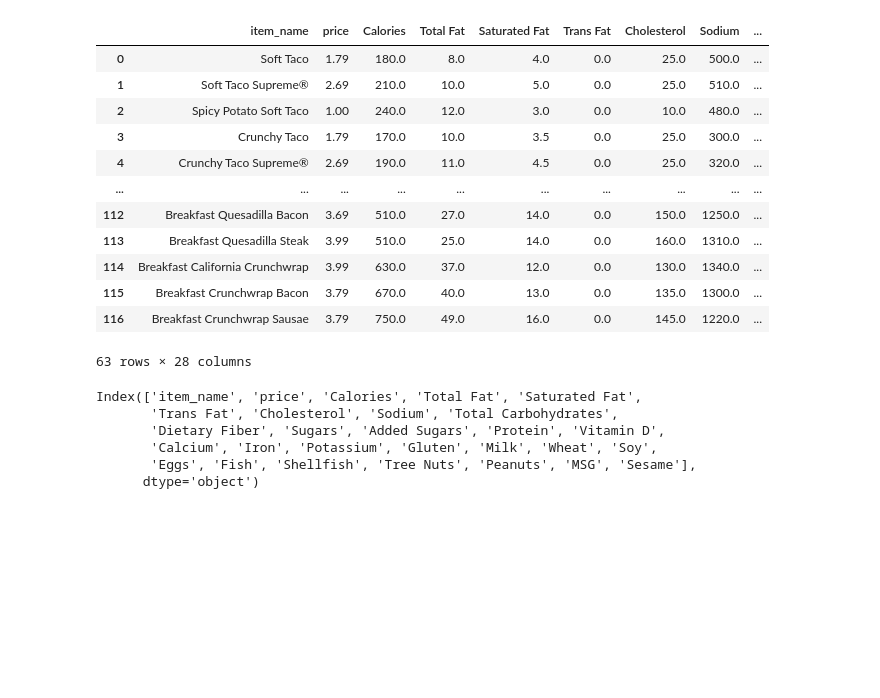
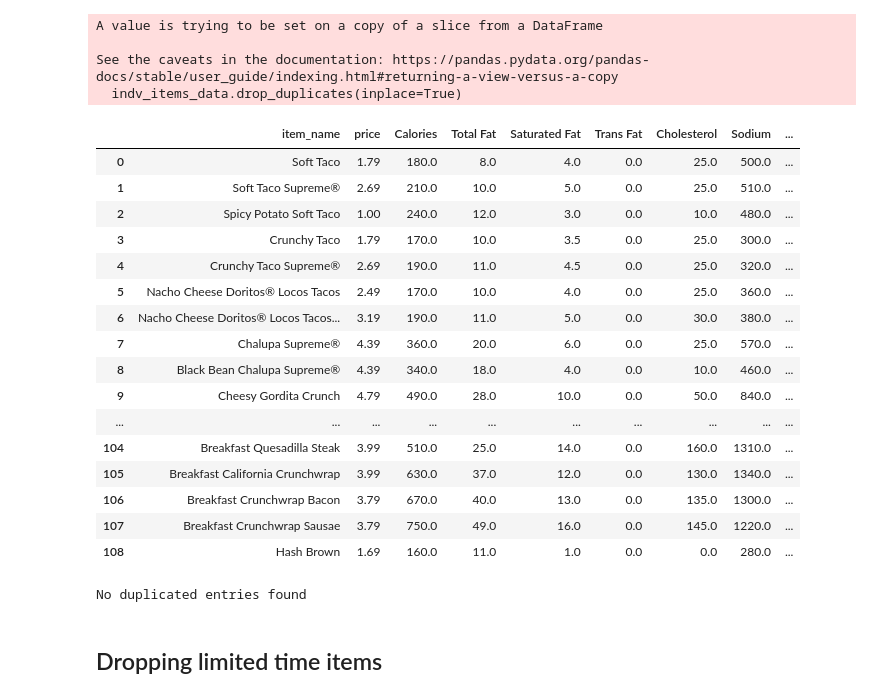
Before and after one commit to ashrifehn/tacobell_menu_optimization, a Jupyter notebook: data_processing/cleaning_taco_bell_indv_items.ipynb, the cells around one changed output. Cells and saved outputs as stored; diff of their text form; code cells hidden in the pictures; blank space fills up the shorter version.

```diff
--- a/data_processing/cleaning_taco_bell_indv_items.ipynb
+++ b/data_processing/cleaning_taco_bell_indv_items.ipynb
@@ -257,26 +196,45 @@ data_drpped
+# %%
+indv_items_data.drop_duplicates(inplace=True)
+indv_items_data
+# %% [output]
+A value is trying to be set on a copy of a slice from a DataFrame
+
+See the caveats in the documentation: https://pandas.pydata.org/pandas-docs/stable/user_guide/indexing.html#returning-a-view-versus-a-copy
+  indv_items_data.drop_duplicates(inplace=True)
+|  | item_name | price | Calories | Total Fat | Saturated Fat | Trans Fat | Cholesterol | Sodium | ... |
+| 0 | Soft Taco | 1.79 | 180.0 | 8.0 | 4.0 | 0.0 | 25.0 | 500.0 | ... |
+| 1 | Soft Taco Supreme® | 2.69 | 210.0 | 10.0 | 5.0 | 0.0 | 25.0 | 510.0 | ... |
+| 2 | Spicy Potato Soft Taco | 1.00 | 240.0 | 12.0 | 3.0 | 0.0 | 10.0 | 480.0 | ... |
+| 3 | Crunchy Taco | 1.79 | 170.0 | 10.0 | 3.5 | 0.0 | 25.0 | 300.0 | ... |
+| 4 | Crunchy Taco Supreme® | 2.69 | 190.0 | 11.0 | 4.5 | 0.0 | 25.0 | 320.0 | ... |
+| 5 | Nacho Cheese Doritos® Locos Tacos | 2.49 | 170.0 | 10.0 | 4.0 | 0.0 | 25.0 | 360.0 | ... |
+| 6 | Nacho Cheese Doritos® Locos Tacos... | 3.19 | 190.0 | 11.0 | 5.0 | 0.0 | 30.0 | 380.0 | ... |
+| 7 | Chalupa Supreme® | 4.39 | 360.0 | 20.0 | 6.0 | 0.0 | 25.0 | 570.0 | ... |
+| 8 | Black Bean Chalupa Supreme® | 4.39 | 340.0 | 18.0 | 4.0 | 0.0 | 10.0 | 460.0 | ... |
+| 9 | Cheesy Gordita Crunch | 4.79 | 490.0 | 28.0 | 10.0 | 0.0 | 50.0 | 840.0 | ... |
+| ... | ... | ... | ... | ... | ... | ... | ... | ... | ... |
+| 104 | Breakfast Quesadilla Steak | 3.99 | 510.0 | 25.0 | 14.0 | 0.0 | 160.0 | 1310.0 | ... |
+| 105 | Breakfast California Crunchwrap | 3.99 | 630.0 | 37.0 | 12.0 | 0.0 | 130.0 | 1340.0 | ... |
+| 106 | Breakfast Crunchwrap Bacon | 3.79 | 670.0 | 40.0 | 13.0 | 0.0 | 135.0 | 1300.0 | ... |
+| 107 | Breakfast Crunchwrap Sausae | 3.79 | 750.0 | 49.0 | 16.0 | 0.0 | 145.0 | 1220.0 | ... |
+| 108 | Hash Brown | 1.69 | 160.0 | 11.0 | 1.0 | 0.0 | 0.0 | 280.0 | ... |
+# %%
+# Double Checking if all duplicates were removed
+
+# generate count statistics of duplicate entries
+if len(indv_items_data[indv_items_data.duplicated()]) > 0:
+    print("No. of duplicated entries: ", len(indv_items_data[indv_items_data.duplicated()]))
+    print(indv_items_data[indv_items_data.duplicated(keep=False)].sort_values(by=list(indv_items_data.columns)).head())
+else:
+    print("No duplicated entries found")
+# %% [output]
+No duplicated entries found
+# %% [markdown]
+## Dropping limited time items
 # %%
-data_drpped = data_drpped.drop(data_drpped[data_drpped['item_name']=='Chicken Enchilada Burrito'].index)
-data_drpped = data_drpped.drop(data_drpped[data_drpped['item_name']=='Breakfast Salsa'].index)
-data_drpped = data_drpped.drop(data_drpped[data_drpped['item_name']=='Nacho Cheese Sauce'].index)
-# data = data.drop(data[data['item_name']=='Red Sauce'].index)
+
+# data_drpped = data_drpped.drop(data_drpped[data_drpped['item_name']=='Chicken Enchilada Burrito'].index)
+# data_drpped = data_drpped.drop(data_drpped[data_drpped['item_name']=='Nacho Cheese Sauce'].index)
 # data = data.drop(data[data['item_name']=='Strawberry Twists'].index)
 # data = data.drop(data[data['item_name']=='Wild Strawberry Freeze'].index)
-# data = data.drop(data[data['item_name']=='Hash Brown'].index)
-
-
-data_drpped
-# %% [output]
-|  | item_name | price | Calories | Total Fat | Saturated Fat | Trans Fat | Cholesterol | Sodium | ... |
-| 0 | Soft Taco | 1.79 | 180.0 | 8.0 | 4.0 | 0.0 | 25.0 | 500.0 | ... |
-| 1 | Soft Taco Supreme® | 2.69 | 210.0 | 10.0 | 5.0 | 0.0 | 25.0 | 510.0 | ... |
-| 2 | Spicy Potato Soft Taco | 1.00 | 240.0 | 12.0 | 3.0 | 0.0 | 10.0 | 480.0 | ... |
-| 3 | Crunchy Taco | 1.79 | 170.0 | 10.0 | 3.5 | 0.0 | 25.0 | 300.0 | ... |
-| 4 | Crunchy Taco Supreme® | 2.69 | 190.0 | 11.0 | 4.5 | 0.0 | 25.0 | 320.0 | ... |
-| ... | ... | ... | ... | ... | ... | ... | ... | ... | ... |
-| 112 | Breakfast Quesadilla Bacon | 3.69 | 510.0 | 27.0 | 14.0 | 0.0 | 150.0 | 1250.0 | ... |
-| 113 | Breakfast Quesadilla Steak | 3.99 | 510.0 | 25.0 | 14.0 | 0.0 | 160.0 | 1310.0 | ... |
-| 114 | Breakfast California Crunchwrap | 3.99 | 630.0 | 37.0 | 12.0 | 0.0 | 130.0 | 1340.0 | ... |
-| 115 | Breakfast Crunchwrap Bacon | 3.79 | 670.0 | 40.0 | 13.0 | 0.0 | 135.0 | 1300.0 | ... |
-| 116 | Breakfast Crunchwrap Sausae | 3.79 | 750.0 | 49.0 | 16.0 | 0.0 | 145.0 | 1220.0 | ... |
-63 rows × 28 columns
 # %%
@@ -284,9 +242,0 @@ data_drpped.to_csv("//Users/noorashrifeh/personalCode/TbellOpt./data/data_inprog
-# %%
-data_drpped.columns
-# %% [output]
-Index(['item_name', 'price', 'Calories', 'Total Fat', 'Saturated Fat',
-       'Trans Fat', 'Cholesterol', 'Sodium', 'Total Carbohydrates',
-       'Dietary Fiber', 'Sugars', 'Added Sugars', 'Protein', 'Vitamin D',
-       'Calcium', 'Iron', 'Potassium', 'Gluten', 'Milk', 'Wheat', 'Soy',
-       'Eggs', 'Fish', 'Shellfish', 'Tree Nuts', 'Peanuts', 'MSG', 'Sesame'],
-      dtype='object')
```
Also changed, not shown: parts of 24 cells of this notebook, 3 other files.
